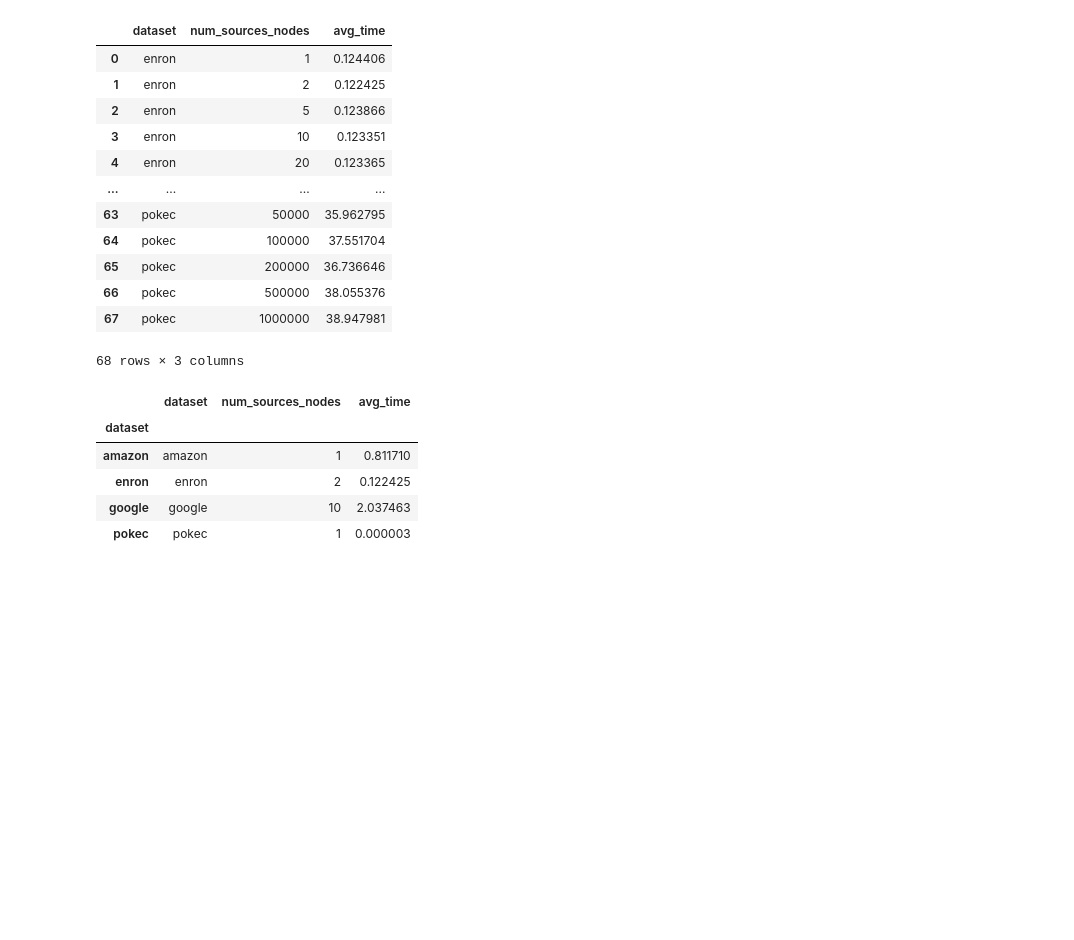
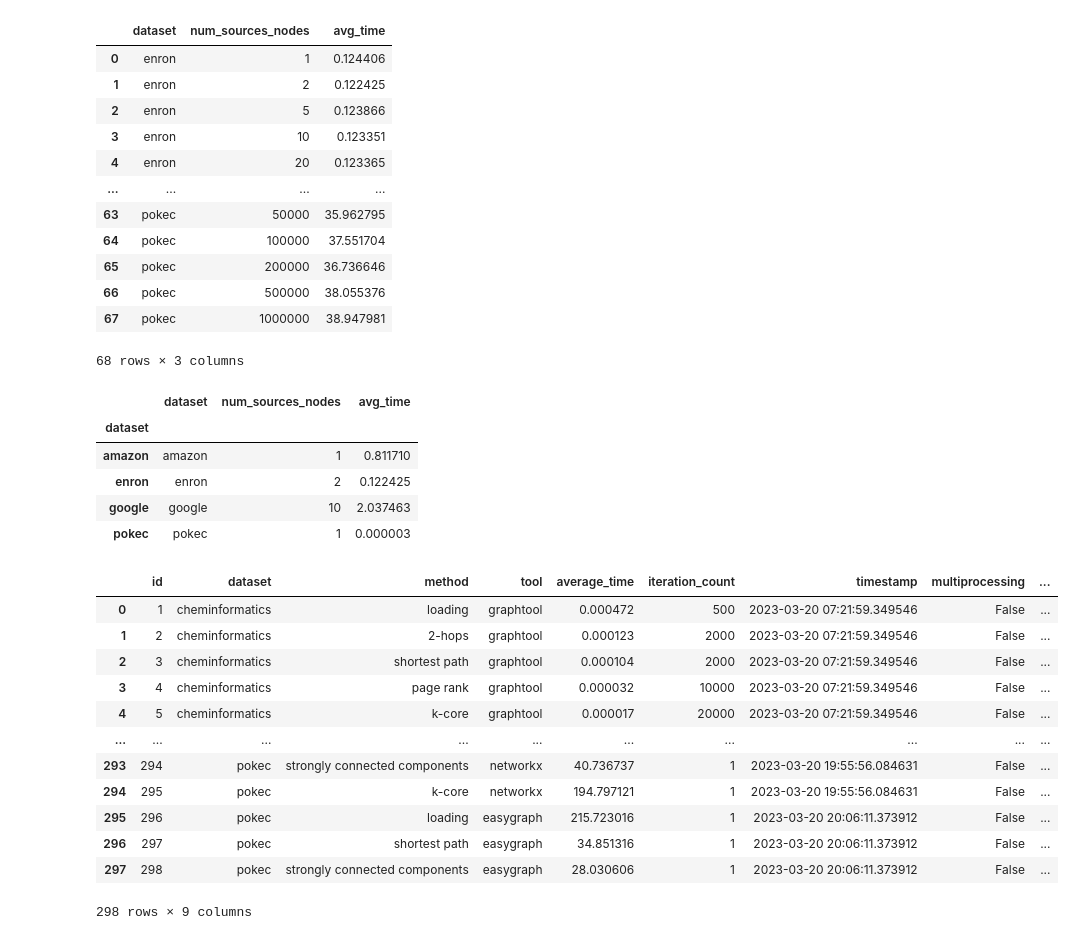
Before and after one commit to tddschn/easygraph-bench, a Jupyter notebook: explorations/multi_source_dijkstra.ipynb, the cells around one changed output. Saved outputs shown, nothing was run; the diff lists cells and outputs as text; code cells hidden in the pictures; blank space fills up the shorter version.

```diff
--- a/explorations/multi_source_dijkstra.ipynb
+++ b/explorations/multi_source_dijkstra.ipynb
@@ -62,3 +62,22 @@ df.groupby('dataset').apply(lambda x: x.loc[x['avg_time'].idxmin()])
 | enron | enron | 2 | 0.122425 |
 | google | google | 10 | 2.037463 |
 | pokec | pokec | 1 | 0.000003 |
+# %%
+# pd load bench-results.db
+# Given a table name and a SQLAlchemy connectable, returns a DataFrame
+bench_results_df = pd.read_sql_table('bench_results', 'sqlite:///../bench-results.db')
+bench_results_df
+# %% [output]
+|  | id | dataset | method | tool | average_time | iteration_count | timestamp | multiprocessing | ... |
+| 0 | 1 | cheminformatics | loading | graphtool | 0.000472 | 500 | 2023-03-20 07:21:59.349546 | False | ... |
+| 1 | 2 | cheminformatics | 2-hops | graphtool | 0.000123 | 2000 | 2023-03-20 07:21:59.349546 | False | ... |
+| 2 | 3 | cheminformatics | shortest path | graphtool | 0.000104 | 2000 | 2023-03-20 07:21:59.349546 | False | ... |
+| 3 | 4 | cheminformatics | page rank | graphtool | 0.000032 | 10000 | 2023-03-20 07:21:59.349546 | False | ... |
+| 4 | 5 | cheminformatics | k-core | graphtool | 0.000017 | 20000 | 2023-03-20 07:21:59.349546 | False | ... |
+| ... | ... | ... | ... | ... | ... | ... | ... | ... | ... |
+| 293 | 294 | pokec | strongly connected components | networkx | 40.736737 | 1 | 2023-03-20 19:55:56.084631 | False | ... |
+| 294 | 295 | pokec | k-core | networkx | 194.797121 | 1 | 2023-03-20 19:55:56.084631 | False | ... |
+| 295 | 296 | pokec | loading | easygraph | 215.723016 | 1 | 2023-03-20 20:06:11.373912 | False | ... |
+| 296 | 297 | pokec | shortest path | easygraph | 34.851316 | 1 | 2023-03-20 20:06:11.373912 | False | ... |
+| 297 | 298 | pokec | strongly connected components | easygraph | 28.030606 | 1 | 2023-03-20 20:06:11.373912 | False | ... |
+298 rows × 9 columns
```
Also changed, not shown: parts of 2 cells of this notebook.
